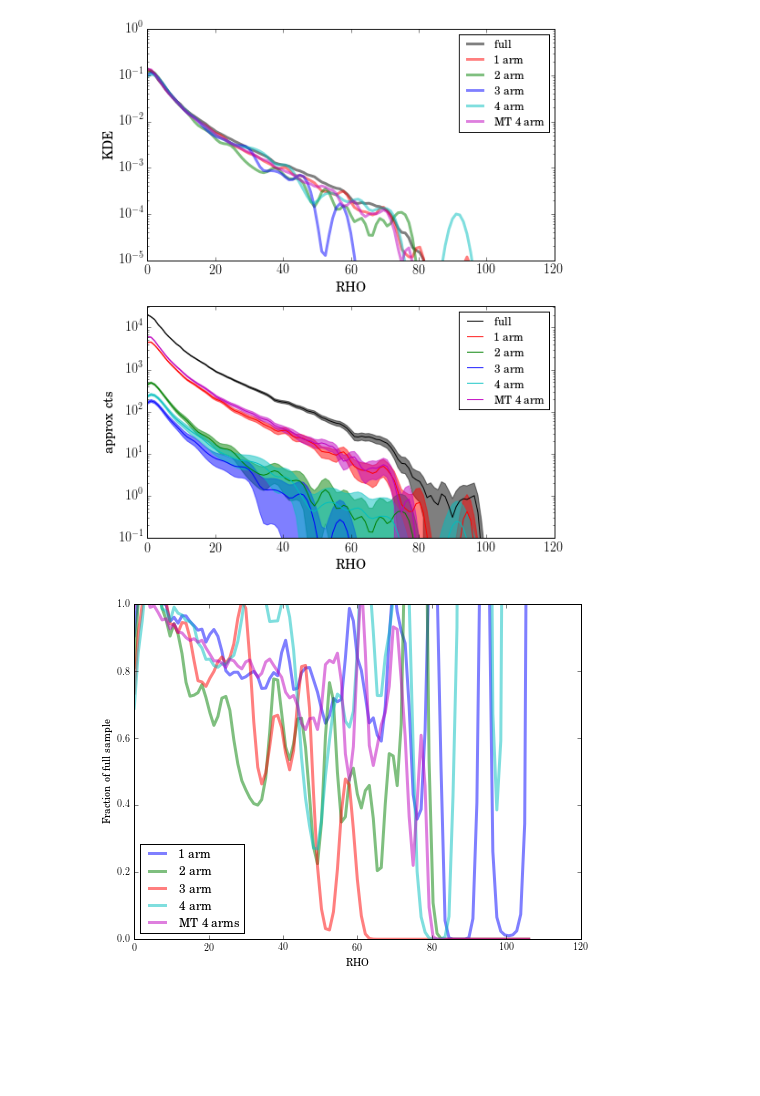
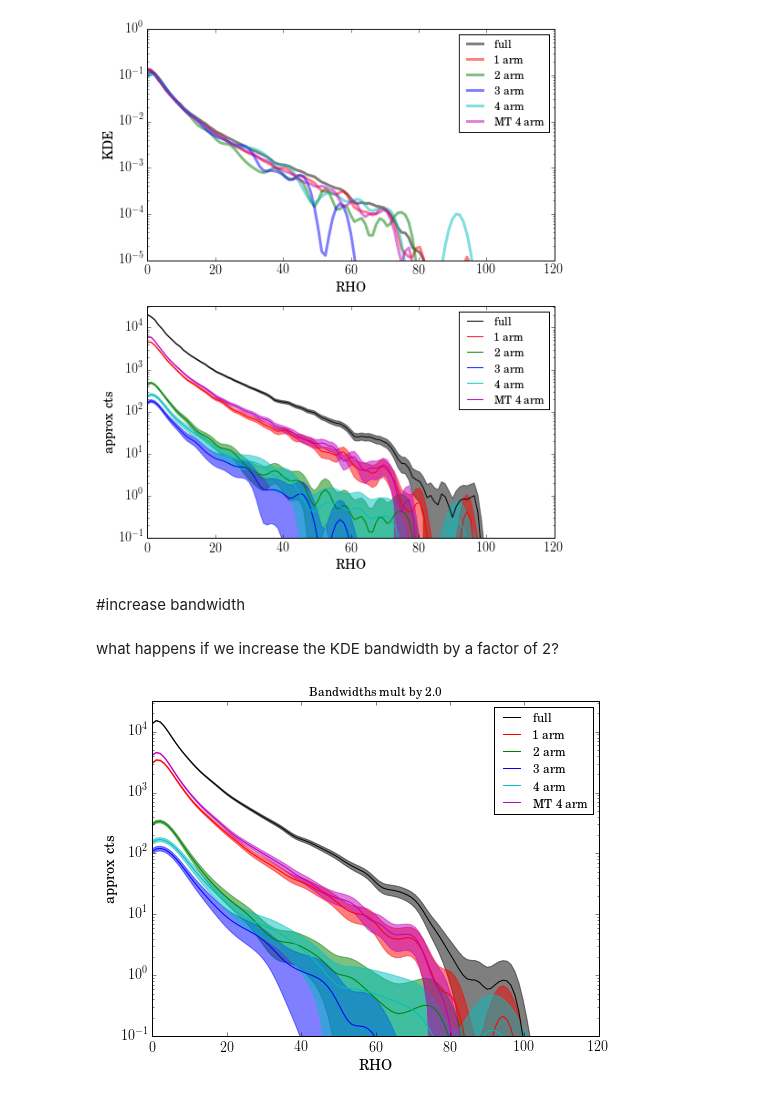
Before and after one commit to zpace/zoo2_t11_vagc, a Jupyter notebook: VAGC analysis.ipynb, the cells around one changed output. Drawn from its saved outputs; the diff is of its cells as text; code cells hidden in the pictures; blank space fills up the shorter version.

Commit message:
add bandwidth increase scenarios

```diff
--- a/VAGC analysis.ipynb
+++ b/VAGC analysis.ipynb
@@ -189,22 +195,55 @@ ax2.legend(loc = 'best')
 plt.show()
 # %% [output]
 [figure]
-# %%
-fig = plt.figure(figsize = (8, 6))
-ax = plt.subplot(111)
-
-ax.plot(rho_grid, kde_1/kde_full, label='1 arm', linewidth=3, alpha=0.5)
-ax.plot(rho_grid, kde_2/kde_full, label='2 arm', linewidth=3, alpha=0.5)
-ax.plot(rho_grid, kde_3/kde_full, label='3 arm', linewidth=3, alpha=0.5)
-ax.plot(rho_grid, kde_4/kde_full, label='4 arm', linewidth=3, alpha=0.5)
-ax.plot(rho_grid, kde_mt4/kde_full, label='MT 4 arms', linewidth=3, alpha=0.5)
-
-ax.legend(loc = 'best')
-ax.set_ylim([0., 1])
-
-ax.set_xlabel('RHO')
-ax.set_ylabel('Fraction of full sample')
-
-plt.show()
-# %% [output]
-[figure, removed]
+# %% [markdown]
+#increase bandwidth
+# %% [markdown]
+what happens if we increase the KDE bandwidth by a factor of 2?
+# %%
+aug = 2.
+
+kde_full_aug = kde_sklearn(vagc_t11['RHO'], rho_grid, bandwidth=bandwidth_full * aug)
+kde_1_aug = kde_sklearn(vagc_t11['RHO'][vagc_t11['N_arms'] == 1], rho_grid, bandwidth=bandwidth_1 * aug)
+kde_2_aug = kde_sklearn(vagc_t11['RHO'][vagc_t11['N_arms'] == 2], rho_grid, bandwidth=bandwidth_2 * aug)
+kde_3_aug = kde_sklearn(vagc_t11['RHO'][vagc_t11['N_arms'] == 3], rho_grid, bandwidth=bandwidth_3 * aug)
+kde_4_aug = kde_sklearn(vagc_t11['RHO'][vagc_t11['N_arms'] == 4], rho_grid, bandwidth=bandwidth_4 * aug)
+kde_mt4_aug = kde_sklearn(vagc_t11['RHO'][vagc_t11['N_arms'] == 5], rho_grid, bandwidth=bandwidth_mt4 * aug)
+
+fig = plt.figure(figsize = (8, 6))
+
+cts_aug = [kde_full_aug*N_n[0]/kde_integral[0], kde_1_aug*N_n[1]/kde_integral[1], kde_2_aug*N_n[2]/kde_integral[2],
+       kde_3_aug*N_n[3]/kde_integral[3], kde_4_aug*N_n[4]/kde_integral[4], kde_mt4_aug*N_n[5]/kde_integral[5]]
+
+ax = plt.subplot(111)
+#ax2.plot(rho_grid, kde_full*mult[0], label = 'full', linewidth=3, alpha = 0.5, c = 'k')
+ax.fill_between(rho_grid, cts_aug[0] - np.sqrt(cts_aug[0]), cts_aug[0] + np.sqrt(cts_aug[0]),
+                 linewidth=1, alpha = 0.5, color = 'k')
+ax.fill_between(rho_grid, cts_aug[1] - np.sqrt(cts_aug[1]), cts_aug[1] + np.sqrt(cts_aug[1]),
+                 linewidth=1, alpha = 0.5, color = 'r')
+ax.fill_between(rho_grid, cts_aug[2] - np.sqrt(cts_aug[2]), cts_aug[2] + np.sqrt(cts_aug[2]),
+                 linewidth=1, alpha = 0.5, color = 'g')
+ax.fill_between(rho_grid, cts_aug[3] - np.sqrt(cts_aug[3]), cts_aug[3] + np.sqrt(cts_aug[3]),
+                 linewidth=1, alpha = 0.5, color = 'b')
+ax.fill_between(rho_grid, cts_aug[4] - np.sqrt(cts_aug[4]), cts_aug[4] + np.sqrt(cts_aug[4]),
+                 linewidth=1, alpha = 0.5, color = 'c')
+ax.fill_between(rho_grid, cts_aug[5] - np.sqrt(cts_aug[5]), cts_aug[5] + np.sqrt(cts_aug[5]),
+                 linewidth=1, alpha = 0.5, color = 'm')
+
+ax.plot(rho_grid, cts_aug[0], linewidth = 1, color = 'k', label = 'full')
+ax.plot(rho_grid, cts_aug[1], linewidth = 1, color = 'r', label = '1 arm')
+ax.plot(rho_grid, cts_aug[2], linewidth = 1, color = 'g', label = '2 arm')
+ax.plot(rho_grid, cts_aug[3], linewidth = 1, color = 'b', label = '3 arm')
+ax.plot(rho_grid, cts_aug[4], linewidth = 1, color = 'c', label = '4 arm')
+ax.plot(rho_grid, cts_aug[5], linewidth = 1, color = 'm', label = 'MT 4 arm')
+
+ax.set_yscale('log')
+ax.set_xlabel('RHO')
+ax.set_ylabel('approx cts')
+ax.set_ylim([10**-1., 10**4.5])
+
+ax.legend(loc = 'best')
+ax.set_title('Bandwidths mult by {}'.format(aug))
+
+plt.show()
+# %% [output]
+[figure, added]
```
Also changed, not shown: parts of 4 cells of this notebook.
